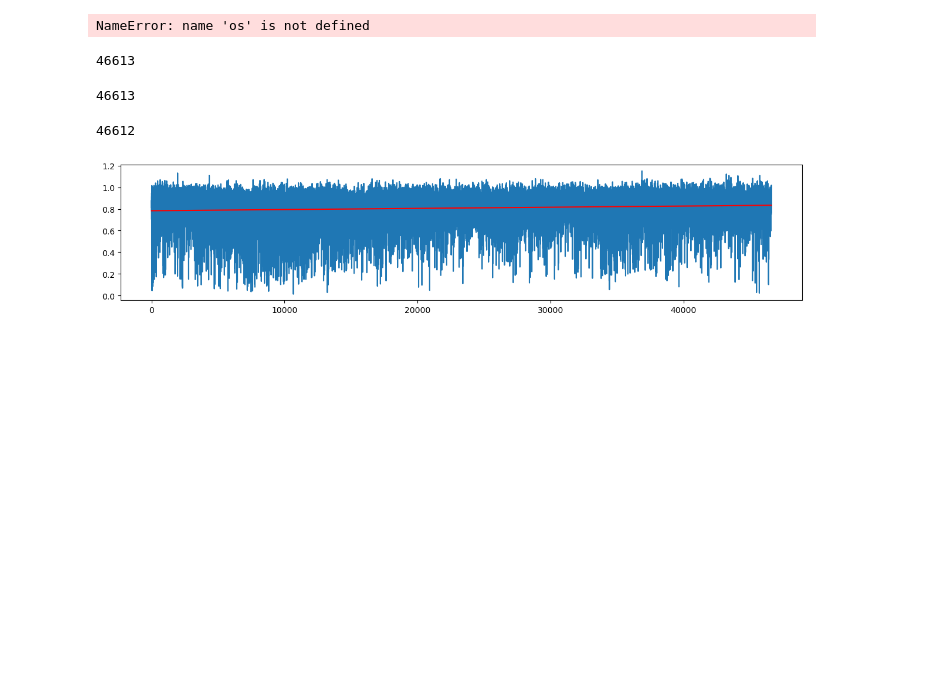
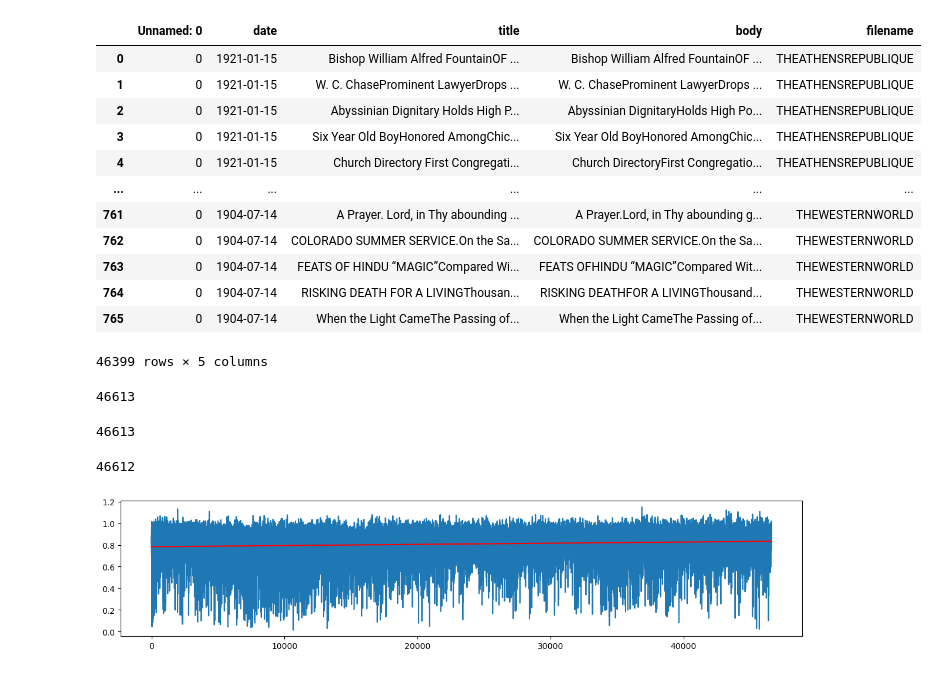
Before and after one commit to park-jay/kkk, a Jupyter notebook: doc2vec.ipynb, the cells around one changed output. Drawn from its saved outputs; the diff is of its cells as text; code cells hidden in the pictures; blank space fills up the shorter version.

```diff
--- a/doc2vec.ipynb
+++ b/doc2vec.ipynb
@@ -14,10 +14,30 @@ second=pd.read_csv('/Volumes/T7/chroniclingamerica/american-stories/keywords/kkk
 accessible=pd.read_csv('/Volumes/T7/uni-UIUC/accessible_archives/Post Civil War AFAM Newspapers in the South (Accessible Archives)/csv')
 # %%
 accessible_archives_path='/Volumes/T7/uni-UIUC/accessible_archives/Post Civil War AFAM Newspapers in the South (Accessible Archives)/csv/'
-for i in os.path.accessible_archives_path:
-    print(i)
+concat_list=[]
+for i in os.listdir(accessible_archives_path):
+    if i.startswith('.'):
+        continue
+    else:
+        df = pd.read_csv(accessible_archives_path+i)
+        df['filename'] = i.replace('.csv', '')  # Add new column with filename
+        concat_list.append(df)
-# %% [output]
-NameError: name 'os' is not defined
+# %%
+pd.concat(concat_list)
+# %% [output]
+|  | Unnamed: 0 | date | title | body | filename |
+| 0 | 0 | 1921-01-15 | Bishop William Alfred FountainOF ... | Bishop William Alfred FountainOF ... | THEATHENSREPUBLIQUE |
+| 1 | 0 | 1921-01-15 | W. C. ChaseProminent LawyerDrops ... | W. C. ChaseProminent LawyerDrops ... | THEATHENSREPUBLIQUE |
+| 2 | 0 | 1921-01-15 | Abyssinian Dignitary Holds High P... | Abyssinian DignitaryHolds High Po... | THEATHENSREPUBLIQUE |
+| 3 | 0 | 1921-01-15 | Six Year Old BoyHonored AmongChic... | Six Year Old BoyHonored AmongChic... | THEATHENSREPUBLIQUE |
+| 4 | 0 | 1921-01-15 | Church Directory First Congregati... | Church DirectoryFirst Congregatio... | THEATHENSREPUBLIQUE |
+| ... | ... | ... | ... | ... | ... |
+| 761 | 0 | 1904-07-14 | A Prayer. Lord, in Thy abounding ... | A Prayer.Lord, in Thy abounding g... | THEWESTERNWORLD |
+| 762 | 0 | 1904-07-14 | COLORADO SUMMER SERVICE.On the Sa... | COLORADO SUMMER SERVICE.On the Sa... | THEWESTERNWORLD |
+| 763 | 0 | 1904-07-14 | FEATS OF HINDU “MAGIC”Compared Wi... | FEATS OFHINDU “MAGIC”Compared Wit... | THEWESTERNWORLD |
+| 764 | 0 | 1904-07-14 | RISKING DEATH FOR A LIVINGThousan... | RISKING DEATHFOR A LIVINGThousand... | THEWESTERNWORLD |
+| 765 | 0 | 1904-07-14 | When the Light CameThe Passing of... | When the Light CameThe Passing of... | THEWESTERNWORLD |
+46399 rows × 5 columns
 # %%
 second=second.sort_values(by='date')
 # %%
```
Also changed, not shown: 2 other files.
